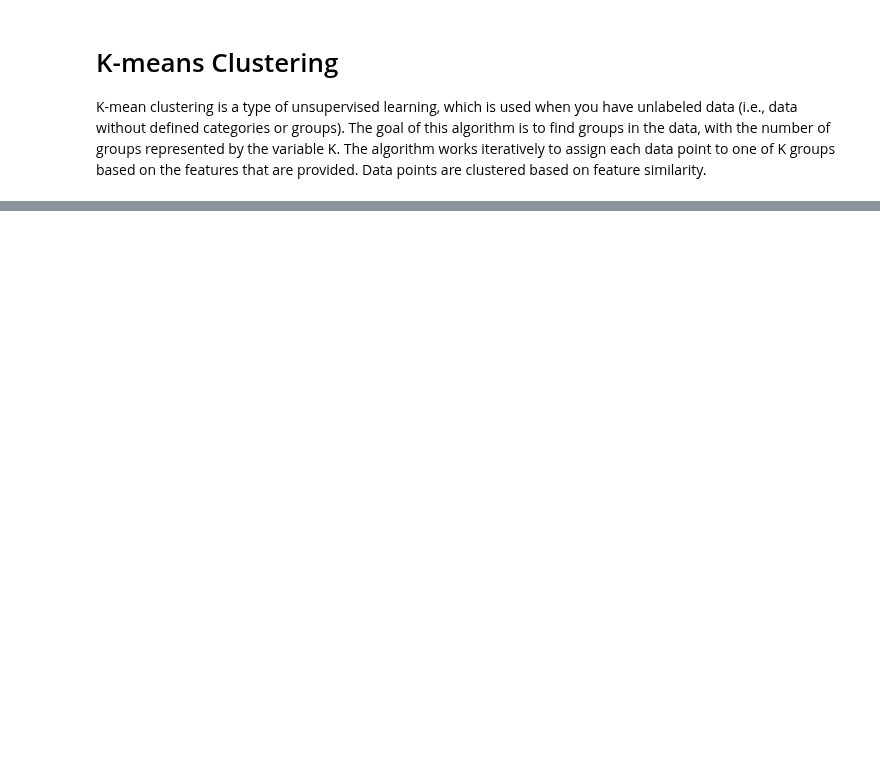
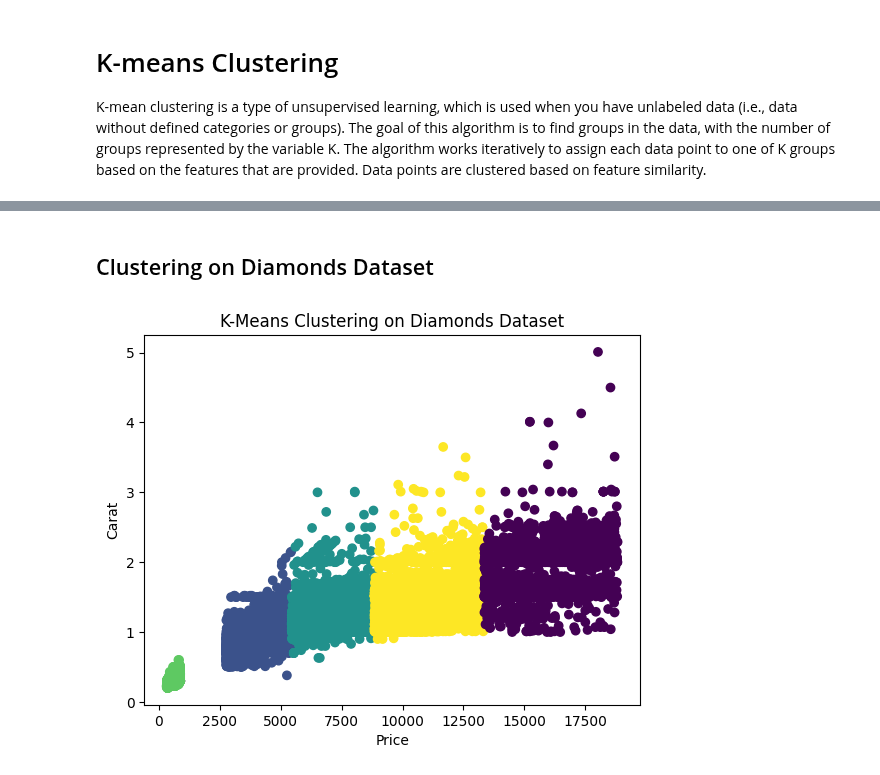
Before and after one commit to Zeeshier/Machine_Learning, a Jupyter notebook: 3. Unsupervised_Learning/1. Clustering/1. KMeans.ipynb, the cells around one changed output, grey strips where cells are left out. Cells and saved outputs as stored; diff of their text form; code cells hidden in the pictures; blank space fills up the shorter version.

```diff
--- a/3. Unsupervised_Learning/1. Clustering/1. KMeans.ipynb
+++ b/3. Unsupervised_Learning/1. Clustering/1. KMeans.ipynb
@@ -32,0 +33,39 @@ plt.show()
+# %% [markdown]
+## Clustering on Diamonds Dataset
+# %%
+#import libraries
+import pandas as pd
+import numpy as np
+import matplotlib.pyplot as plt
+import seaborn as sns
+from sklearn.cluster import KMeans
+
+#load data
+data= sns.load_dataset('diamonds')
+
+#impute price with mean
+data['price'].fillna(data['price'].mean(), inplace=True)
+
+#select columns for clustering
+X = data[['price', 'carat']]
+
+#initiate a KMeans object with the number of cluster
+kmeans = KMeans(n_clusters=5)
+
+#fit the data
+kmeans.fit(X)
+
+# Get the predicted cluster labels for each data point
+labels = kmeans.labels_
+
+# Add predicted cluster labels as a new column to the original dataset
+data['labels'] = labels
+
+# Plot the data points with different colors for different clusters
+plt.scatter(X.iloc[:, 0], X.iloc[:, 1], c=labels)
+plt.xlabel("Price")
+plt.ylabel("Carat")
+plt.title('K-Means Clustering on Diamonds Dataset')
+plt.show()
+# %% [output]
+[figure, added]
```
Also changed, not shown: parts of 4 cells of this notebook.
